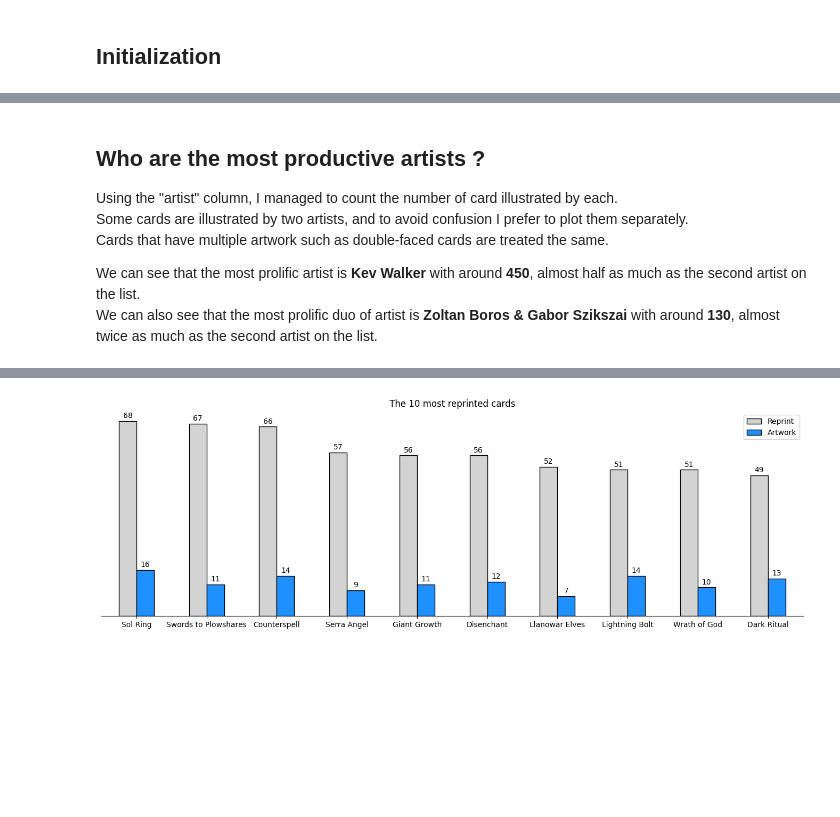
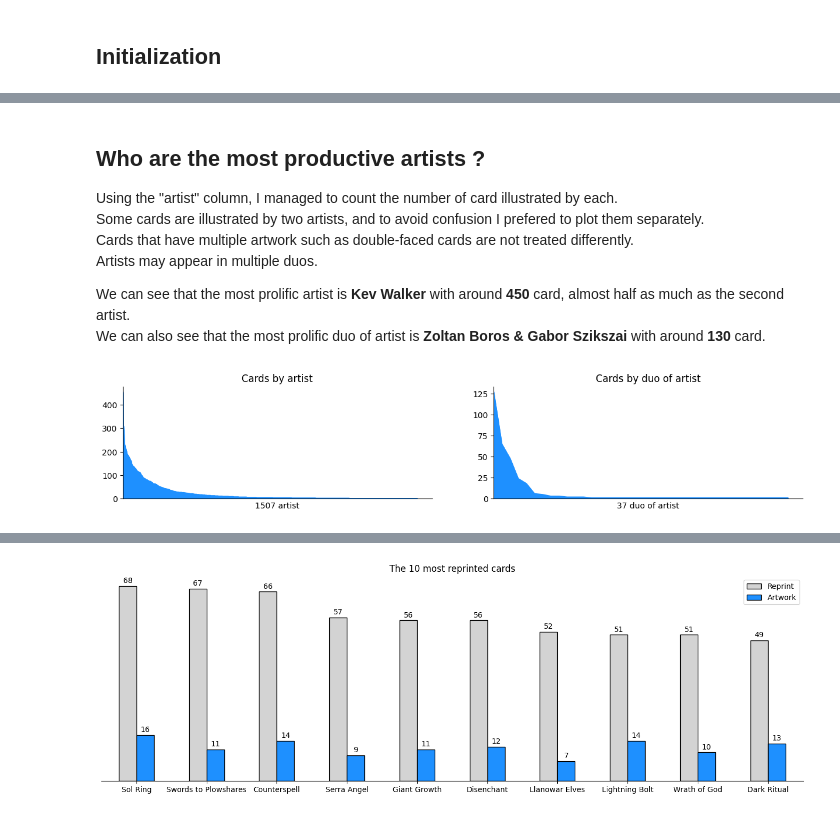
Before and after one commit to Undeadamien/mtg_analyst, a Jupyter notebook: allprints/prints.ipynb, the cells around one changed output, grey strips where cells are left out. Cells and saved outputs as stored; diff of their text form; code cells hidden in the pictures; blank space fills up the shorter version.

```diff
--- a/allprints/prints.ipynb
+++ b/allprints/prints.ipynb
@@ -43,9 +58,49 @@ default_df.head()
 ## Who are the most productive artists ?
 
 Using the "artist" column, I managed to count the number of card illustrated by each.
-Some cards are illustrated by two artists, and to avoid confusion I prefer to plot them separately.
-Cards that have multiple artwork such as double-faced cards are treated the same.
+Some cards are illustrated by two artists, and to avoid confusion I prefered to plot them separately.
+Cards that have multiple artwork such as double-faced cards are not treated differently.
+Artists may appear in multiple duos.
 
-We can see that the most prolific artist is **Kev Walker** with around **450**, almost half as much as the second artist on the list.
-We can also see that the most prolific duo of artist is **Zoltan Boros & Gabor Szikszai** with around **130**, almost twice as much as the second artist on the list.
+We can see that the most prolific artist is **Kev Walker** with around **450** card, almost half as much as the second artist.
+We can also see that the most prolific duo of artist is **Zoltan Boros & Gabor Szikszai** with around **130** card.
+# %%
+df = default_df[["name", "artist"]].dropna().drop_duplicates()
+
+df_solo = df[~df["artist"].str.contains("&")].value_counts("artist", ascending=False)
+df_duo = df[df["artist"].str.contains("&")].value_counts("artist", ascending=False)
+
+fig, axes = plt.subplots(ncols=2, figsize=(15, 2.5))
+
+for axe in axes:
+    for side in ["top", "right"]:
+        axe.spines[f"{side}"].set_visible(False)
+
+solo_plot = df_solo.plot(
+    ax=axes[0],
+    color="dodgerblue",
+    kind="area",
+    legend=False,
+    rot=0,
+    title="Cards by artist",
+    xlabel=f"{df_solo.shape[0]} artist",
+)
+solo_plot.set_xlim(left=0)
+solo_plot.tick_params("x", which="both", bottom=False, labelbottom=False)
+
+duo_plot = df_duo.plot(
+    ax=axes[1],
+    color="dodgerblue",
+    kind="area",
+    legend=False,
+    rot=0,
+    title="Cards by duo of artist",
+    xlabel=f"{df_duo.shape[0]} duo of artist",
+)
+duo_plot.set_xlim(left=0)
+duo_plot.tick_params("x", which="both", bottom=False, labelbottom=False)
+
+None  # avoid useless output
+# %% [output]
+[figure, added]
 # %%
```
Also changed, not shown: parts of 11 cells of this notebook.
